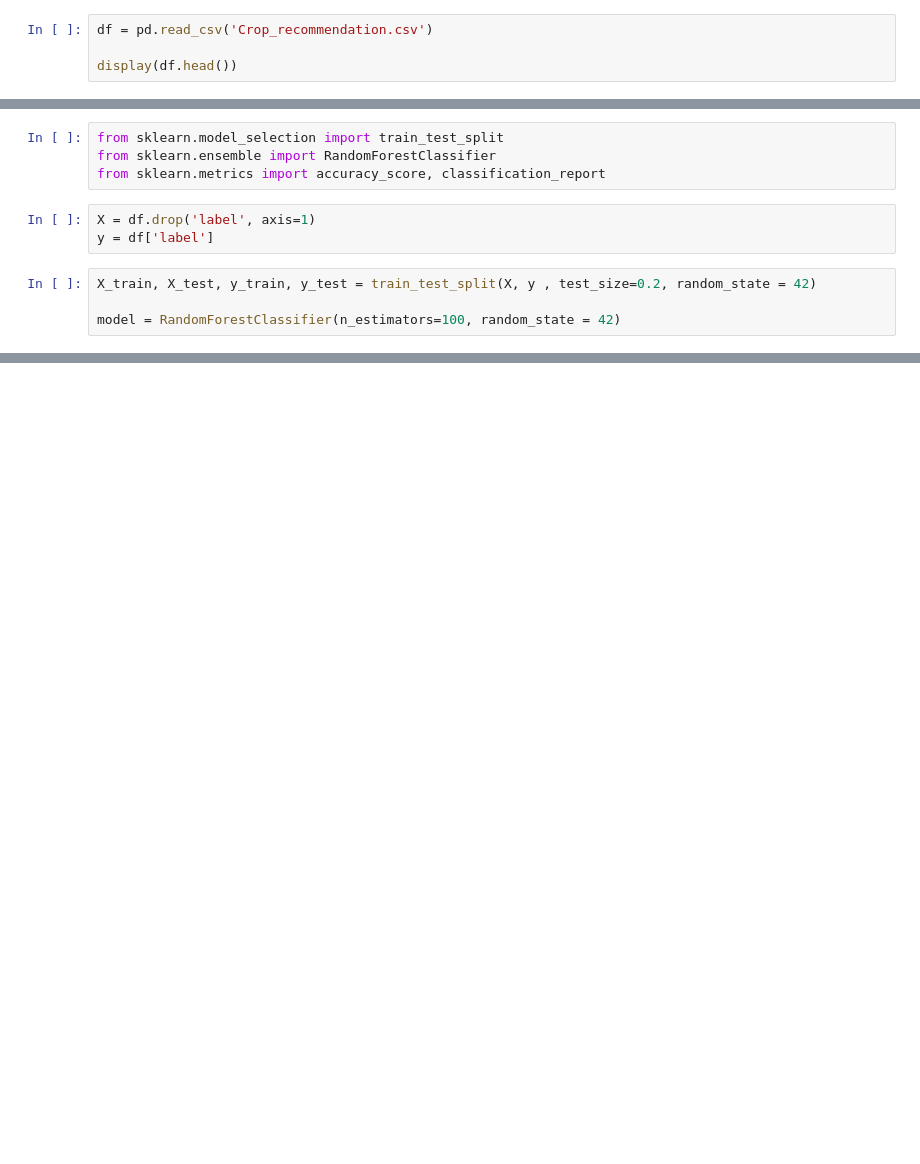
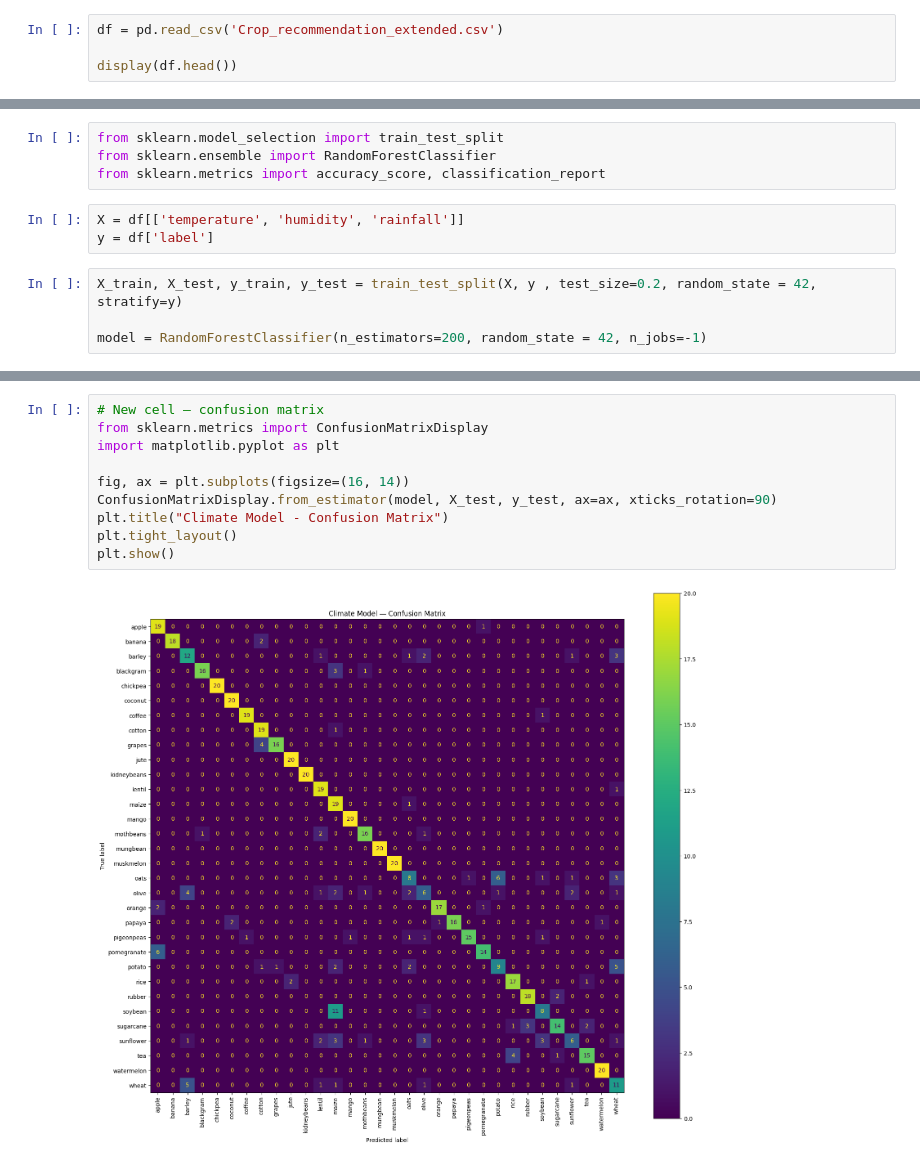
Before and after one commit to haddarhazem/AGRI_AI_PROJECT, a Jupyter notebook: GeoAI.ipynb, the cells around one changed output, grey strips where cells are left out. Cells and saved outputs as stored; diff of their text form; blank space fills up the shorter version.

```diff
--- a/GeoAI.ipynb
+++ b/GeoAI.ipynb
@@ -6,6 +40,6 @@ import pandas as pd
 import numpy as np
 import matplotlib.pyplot as plt
 # %%
-df = pd.read_csv('Crop_recommendation.csv')
+df = pd.read_csv('Crop_recommendation_extended.csv')
 
 display(df.head())
@@ -18,12 +84,12 @@ from sklearn.model_selection import train_test_split
 from sklearn.ensemble import RandomForestClassifier
 from sklearn.metrics import accuracy_score, classification_report
 # %%
-X = df.drop('label', axis=1)
+X = df[['temperature', 'humidity', 'rainfall']]
 y = df['label']
 # %%
-X_train, X_test, y_train, y_test = train_test_split(X, y , test_size=0.2, random_state = 42)
+X_train, X_test, y_train, y_test = train_test_split(X, y , test_size=0.2, random_state = 42, stratify=y)
 
-model = RandomForestClassifier(n_estimators=100, random_state = 42)
+model = RandomForestClassifier(n_estimators=200, random_state = 42, n_jobs=-1)
 # %%
 model.fit(X_train, y_train)
 print("Model training complete\n")
@@ -35,3 +126,15 @@ print(f"\nModel Accuracy: {accuracy * 100:.2f}%")
+# %%
+# New cell — confusion matrix
+from sklearn.metrics import ConfusionMatrixDisplay
+import matplotlib.pyplot as plt
+
+fig, ax = plt.subplots(figsize=(16, 14))
+ConfusionMatrixDisplay.from_estimator(model, X_test, y_test, ax=ax, xticks_rotation=90)
+plt.title("Climate Model - Confusion Matrix")
+plt.tight_layout()
+plt.show()
+# %% [output]
+[figure, added]
 # %%
 importances = model.feature_importances_
 feature_names = X.columns
```
Also changed, not shown: parts of 12 cells of this notebook, 17 other files.
